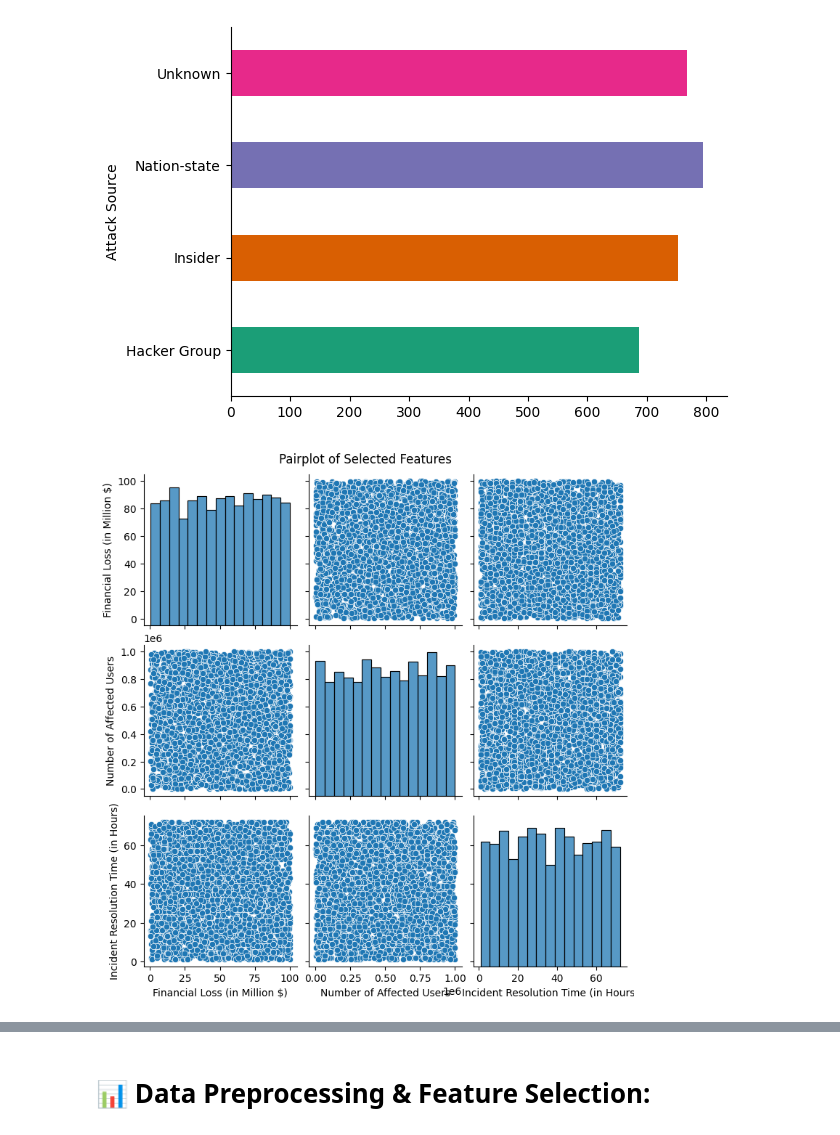
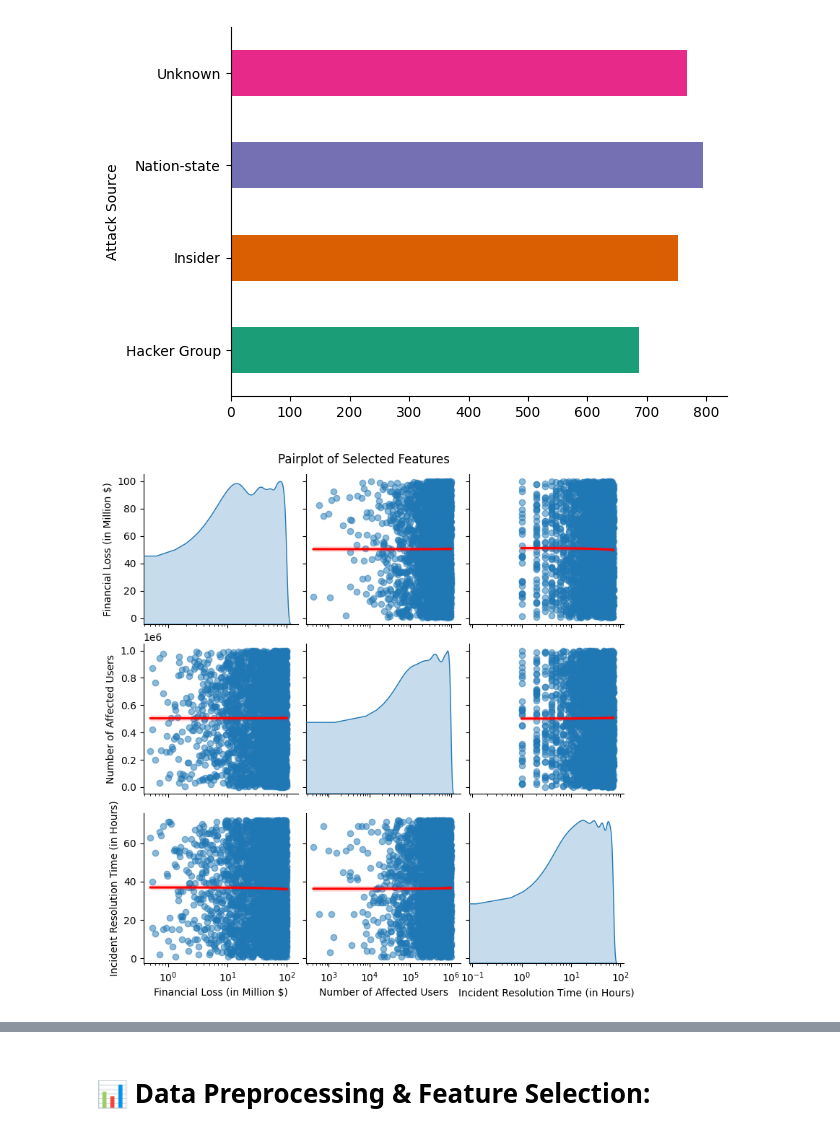
Before and after one commit to Deolinda1506/Linear_regression_model, a Jupyter notebook: summative/linear_regression/multivariate.ipynb, the cells around one changed output, grey strips where cells are left out. Drawn from its saved outputs; the diff is of its cells as text; code cells hidden in the pictures.

```diff
--- a/summative/linear_regression/multivariate.ipynb
+++ b/summative/linear_regression/multivariate.ipynb
@@ -117,11 +110,29 @@ df.groupby('Attack Source').size().plot(kind='barh', color=sns.palettes.mpl_pale
 plt.gca().spines[['top', 'right',]].set_visible(False)
 # %% [output]
 [figure]
-# %%
-# Data Visualization: Pairplot for Key Variables
-sns.pairplot(df[['Financial Loss (in Million $)', 'Number of Affected Users', 'Incident Resolution Time (in Hours)']])
-plt.suptitle('Pairplot of Selected Features', y=1.02)
-plt.show()
-# %% [output]
-[figure, removed]
+# %%
+import seaborn as sns
+import matplotlib.pyplot as plt
+
+# Data Visualization: Pairplot for Key Variables with Enhancements
+g = sns.pairplot(df[['Financial Loss (in Million $)', 'Number of Affected Users', 'Incident Resolution Time (in Hours)']],
+                 kind='reg',
+                 diag_kind='kde',
+                 plot_kws={'line_kws':{'color':'red'}, 'scatter_kws':{'alpha':0.5}},
+                 diag_kws={'fill':True}
+                )
+
+# Apply logarithmic scaling to axes where appropriate
+g.axes[0, 0].set_xscale('log')  # Financial Loss (x-axis)
+g.axes[1, 0].set_xscale('log')  # Financial Loss (x-axis)
+g.axes[2, 0].set_xscale('log')  # Financial Loss (x-axis)
+g.axes[1, 1].set_xscale('log')  # Number of Affected Users (x-axis)
+g.axes[2, 1].set_xscale('log')  # Number of Affected Users (x-axis)
+g.axes[2, 2].set_xscale('log')  # Incident Resolution Time
+
+
+plt.suptitle('Pairplot of Selected Features', y=1.02)
+plt.show()
+# %% [output]
+[figure, added]
 # %%
```
Also changed, not shown: parts of 7 cells of this notebook.
